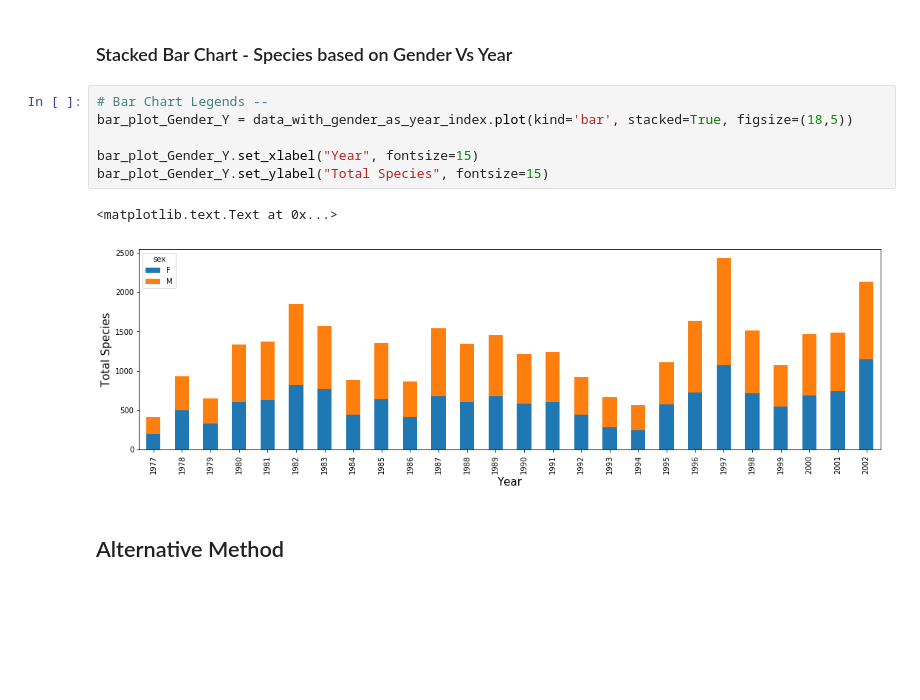
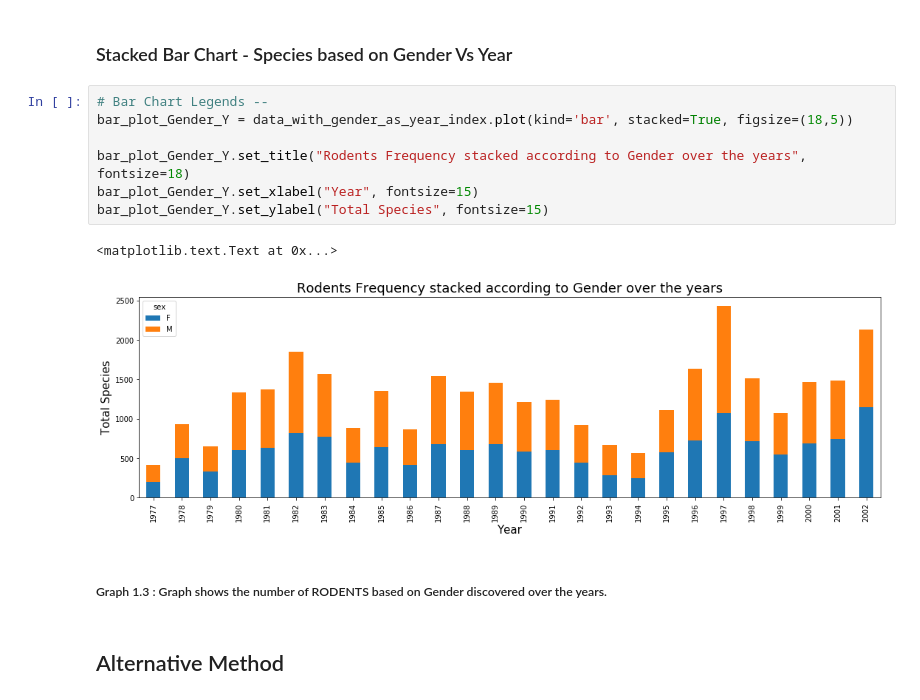
Before and after one commit to pranzell/5.Python_for_Data_Science_Pandas_Examples, a Jupyter notebook: Species Data Set - Part A.ipynb, the cells around one changed output. Cells and saved outputs as stored; diff of their text form; blank space fills up the shorter version.

```diff
--- a/Species Data Set - Part A.ipynb
+++ b/Species Data Set - Part A.ipynb
@@ -153,12 +141,15 @@ data_with_gender_as_year_index
 # %%
 # Bar Chart Legends --
 bar_plot_Gender_Y = data_with_gender_as_year_index.plot(kind='bar', stacked=True, figsize=(18,5))
 
+bar_plot_Gender_Y.set_title("Rodents Frequency stacked according to Gender over the years", fontsize=18)
 bar_plot_Gender_Y.set_xlabel("Year", fontsize=15)
 bar_plot_Gender_Y.set_ylabel("Total Species", fontsize=15)
 # %% [output]
 <matplotlib.text.Text at 0x...>
-[figure, old version]
+[figure, new version]
+# %% [markdown]
+##### Graph 1.3 : Graph shows the number of RODENTS based on Gender discovered over the years.
 # %% [markdown]
 ## Alternative Method
 # %% [markdown]
```
Also changed, not shown: parts of 13 cells of this notebook.
